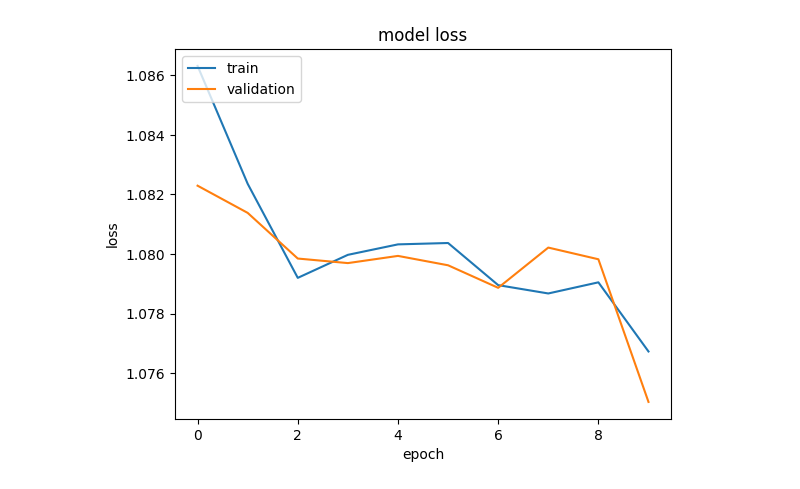
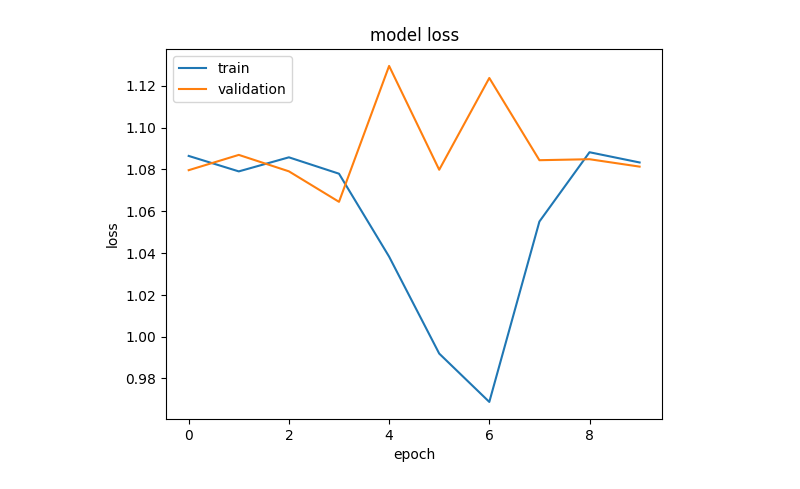
Before and after one commit to CrystalNoob/Tubes2_ML, a Jupyter notebook: src/LSTM/LSTM_library.ipynb, the cells around one changed output. Saved outputs shown, nothing was run; the diff lists cells and outputs as text; code cells hidden in the pictures.

```diff
--- a/src/LSTM/LSTM_library.ipynb
+++ b/src/LSTM/LSTM_library.ipynb
@@ -424,5 +447,7 @@ Epoch 10 - F1 Score: 0.4191
 # %%
 model7 = keras.models.Sequential([
+    keras.layers.LSTM(128, return_sequences=True),
+    keras.layers.LSTM(128, return_sequences=True),
     keras.layers.LSTM(128, return_sequences=True),
     keras.layers.LSTM(64),
 
@@ -473,3 +498,3 @@ Epoch 10 - F1 Score: 0.2212
-[figure, old version]
+[figure, new version]
 # %%
 model8 = keras.models.Sequential([
```
Also changed, not shown: parts of 9 cells of this notebook, 21 other files.
